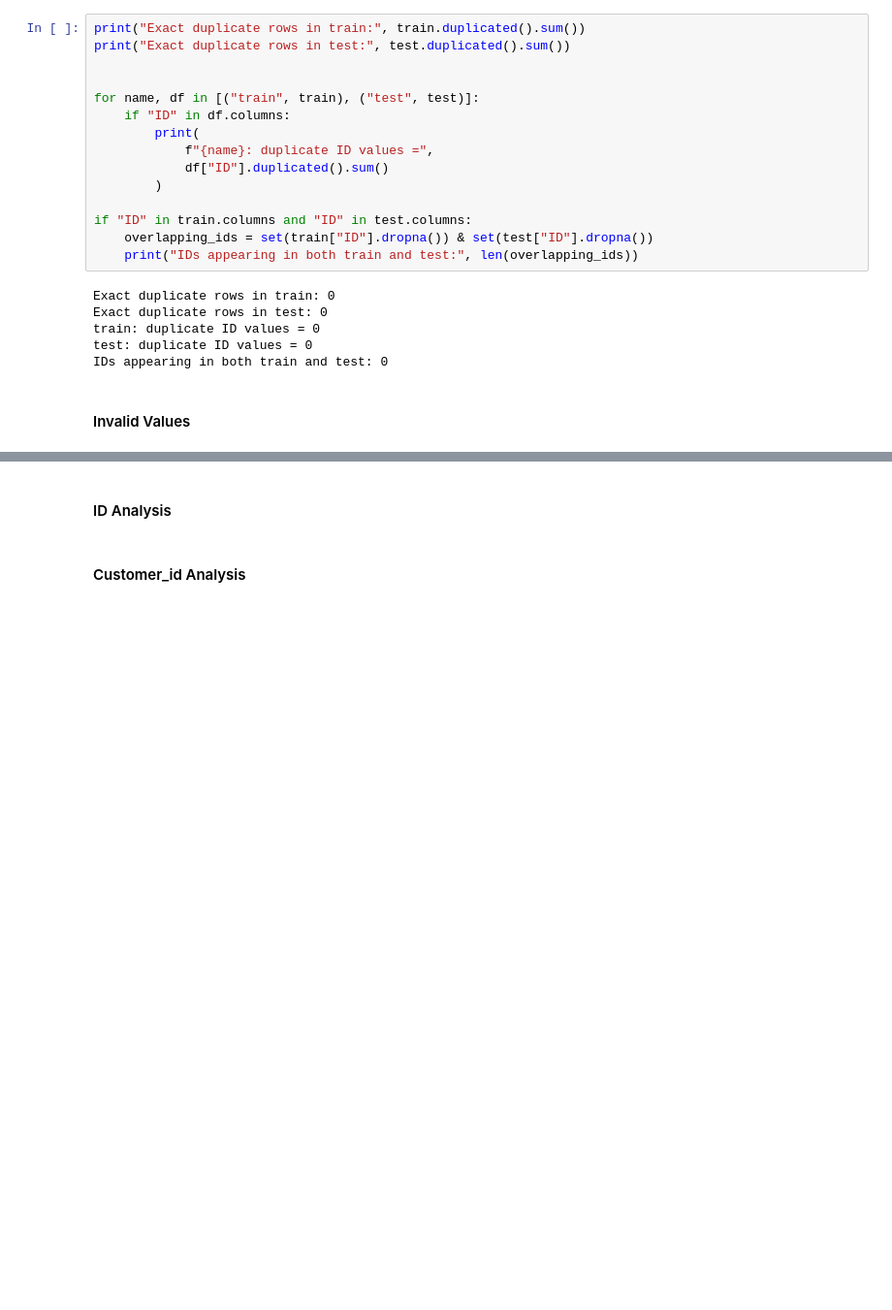
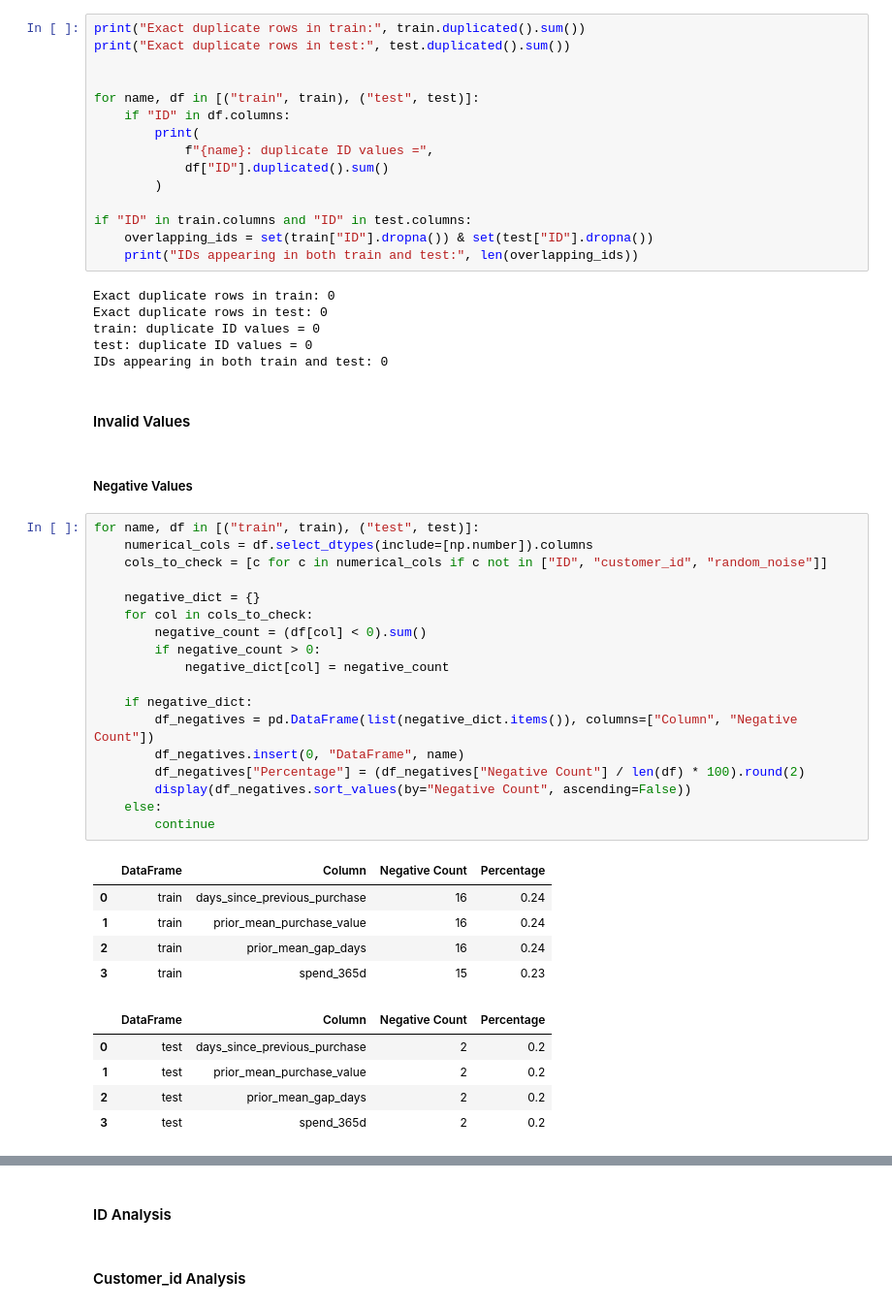
Before and after one commit to luisrafaelsoeiro/ETAI_Project, a Jupyter notebook: exploration.ipynb, the cells around one changed output, grey strips where cells are left out. Shown at 97% size. Saved outputs shown, nothing was run; the diff lists cells and outputs as text; blank space fills up the shorter version.

```diff
--- a/exploration.ipynb
+++ b/exploration.ipynb
@@ -270,3 +270,34 @@ test: duplicate ID values = 0
 IDs appearing in both train and test: 0
 # %% [markdown]
 #### Invalid Values
+# %% [markdown]
+##### Negative Values
+# %%
+for name, df in [("train", train), ("test", test)]:
+    numerical_cols = df.select_dtypes(include=[np.number]).columns
+    cols_to_check = [c for c in numerical_cols if c not in ["ID", "customer_id", "random_noise"]]
+
+    negative_dict = {}
+    for col in cols_to_check:
+        negative_count = (df[col] < 0).sum()
+        if negative_count > 0:
+            negative_dict[col] = negative_count
+
+    if negative_dict:
+        df_negatives = pd.DataFrame(list(negative_dict.items()), columns=["Column", "Negative Count"])
+        df_negatives.insert(0, "DataFrame", name)
+        df_negatives["Percentage"] = (df_negatives["Negative Count"] / len(df) * 100).round(2)
+        display(df_negatives.sort_values(by="Negative Count", ascending=False))
+    else:
+        continue
+# %% [output]
+|  | DataFrame | Column | Negative Count | Percentage |
+| 0 | train | days_since_previous_purchase | 16 | 0.24 |
+| 1 | train | prior_mean_purchase_value | 16 | 0.24 |
+| 2 | train | prior_mean_gap_days | 16 | 0.24 |
+| 3 | train | spend_365d | 15 | 0.23 |
+|  | DataFrame | Column | Negative Count | Percentage |
+| 0 | test | days_since_previous_purchase | 2 | 0.2 |
+| 1 | test | prior_mean_purchase_value | 2 | 0.2 |
+| 2 | test | prior_mean_gap_days | 2 | 0.2 |
+| 3 | test | spend_365d | 2 | 0.2 |
```
Also changed, not shown: parts of 7 cells of this notebook.
